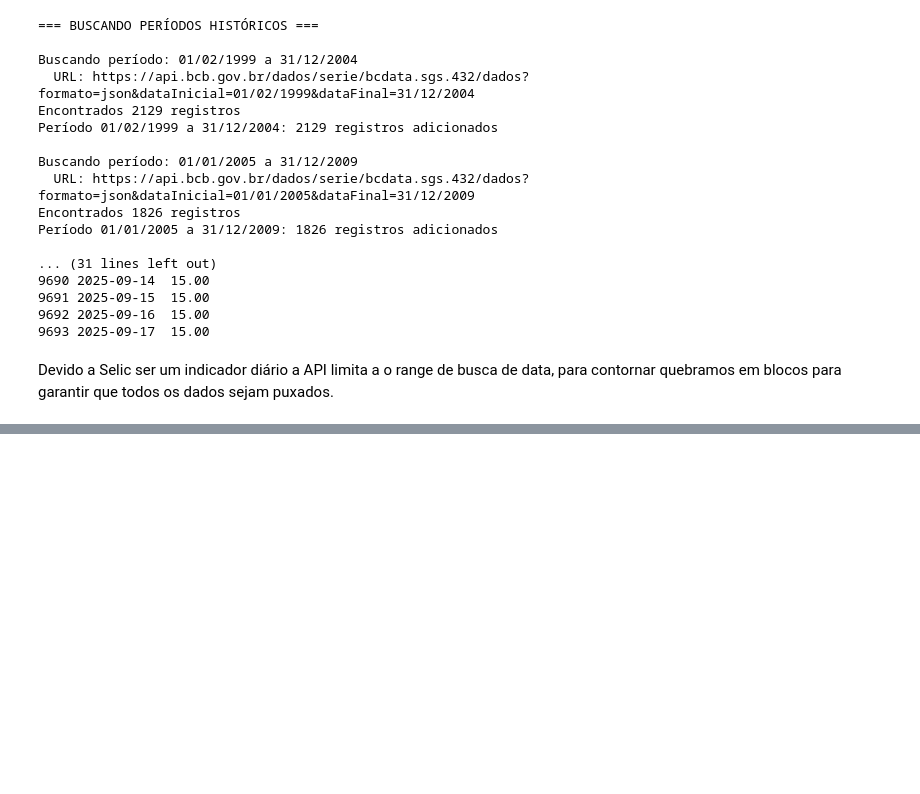
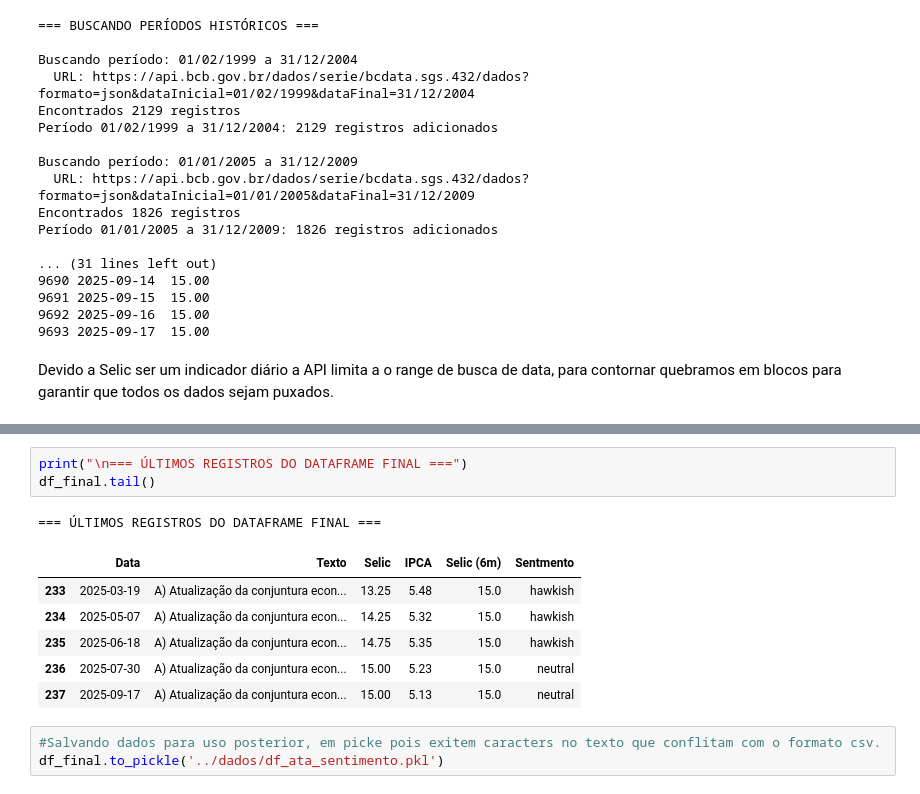
Before and after one commit to guilhermersduarte/Projeto-Aplicado2-Grupo19, a Jupyter notebook: Notebooks/analise_exploratoria_ata.ipynb, the cells around one changed output, grey strips where cells are left out. Drawn from its saved outputs; the diff is of its cells as text; blank space fills up the shorter version.

```diff
--- a/Notebooks/analise_exploratoria_ata.ipynb
+++ b/Notebooks/analise_exploratoria_ata.ipynb
@@ -718,0 +736,14 @@ df_final : Data frame consolidado realizando um merge nos dados do df_atas, df_s
+# %%
+print("\n=== ÚLTIMOS REGISTROS DO DATAFRAME FINAL ===")
+df_final.tail()
+# %% [output]
+=== ÚLTIMOS REGISTROS DO DATAFRAME FINAL ===
+|  | Data | Texto | Selic | IPCA | Selic (6m) | Sentmento |
+| 233 | 2025-03-19 | A) Atualização da conjuntura econ... | 13.25 | 5.48 | 15.0 | hawkish |
+| 234 | 2025-05-07 | A) Atualização da conjuntura econ... | 14.25 | 5.32 | 15.0 | hawkish |
+| 235 | 2025-06-18 | A) Atualização da conjuntura econ... | 14.75 | 5.35 | 15.0 | hawkish |
+| 236 | 2025-07-30 | A) Atualização da conjuntura econ... | 15.00 | 5.23 | 15.0 | neutral |
+| 237 | 2025-09-17 | A) Atualização da conjuntura econ... | 15.00 | 5.13 | 15.0 | neutral |
+# %%
+#Salvando dados para uso posterior, em picke pois exitem caracters no texto que conflitam com o formato csv.
+df_final.to_pickle('../dados/df_ata_sentimento.pkl')
```
Also changed, not shown: parts of 10 cells of this notebook, 29 other files.
